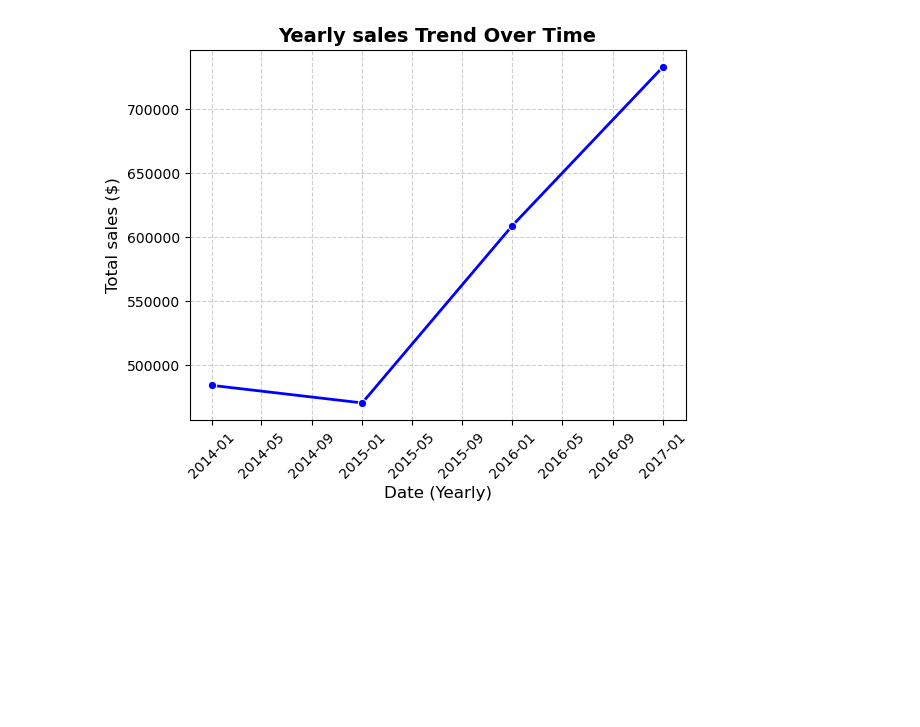
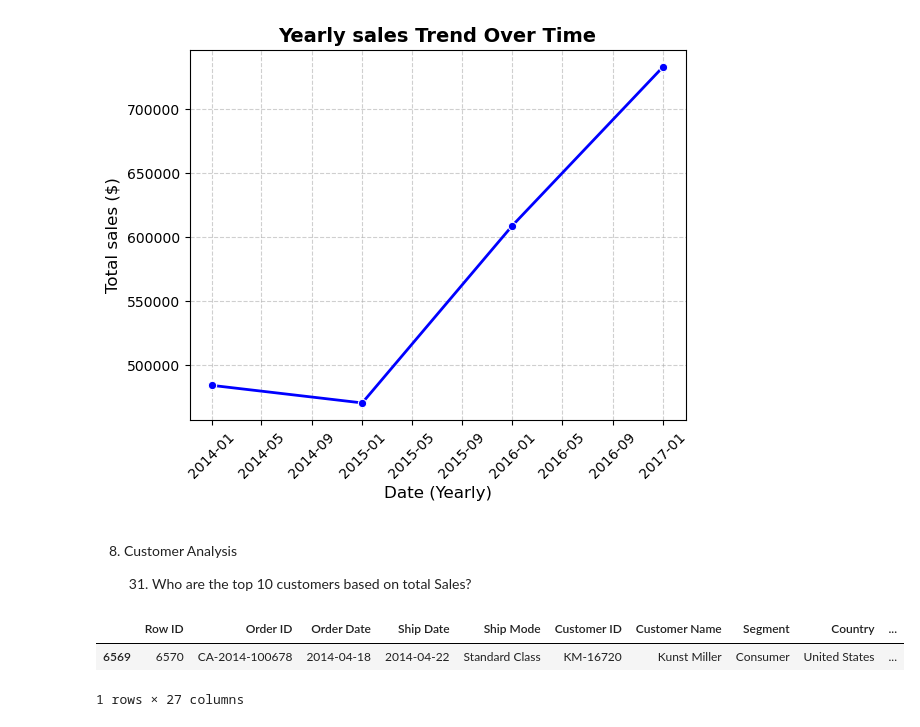
Before and after one commit to bikashsahani/superstore-sales-analysis, a Jupyter notebook: sales_analysis.ipynb, the cells around one changed output. Drawn from its saved outputs; the diff is of its cells as text; code cells hidden in the pictures; blank space fills up the shorter version.

Commit message:
added Customer Analysis

```diff
--- a/sales_analysis.ipynb
+++ b/sales_analysis.ipynb
@@ -775,3 +775,13 @@ plt.xticks(rotation=45)
 plt.show()
 # %% [output]
 [figure]
+# %% [markdown]
+8. Customer Analysis
+
+    31. Who are the top 10 customers based on total Sales?
+# %%
+data.sample()
+# %% [output]
+|  | Row ID | Order ID | Order Date | Ship Date | Ship Mode | Customer ID | Customer Name | Segment | Country | ... |
+| 6569 | 6570 | CA-2014-100678 | 2014-04-18 | 2014-04-22 | Standard Class | KM-16720 | Kunst Miller | Consumer | United States | ... |
+1 rows × 27 columns
```
Also changed, not shown: parts of 7 cells of this notebook.
